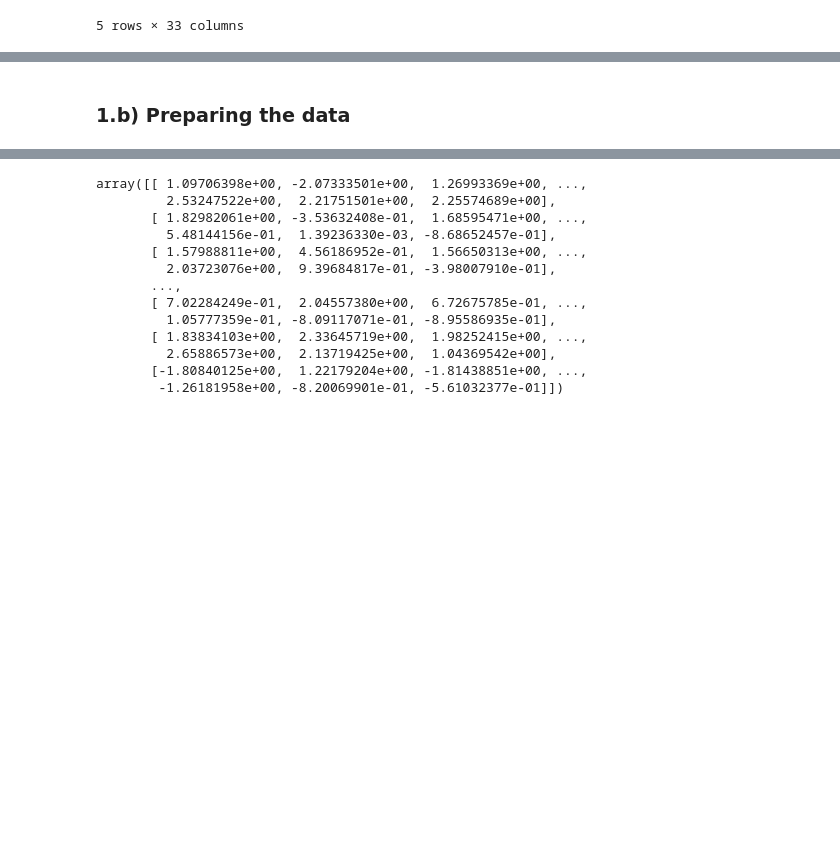
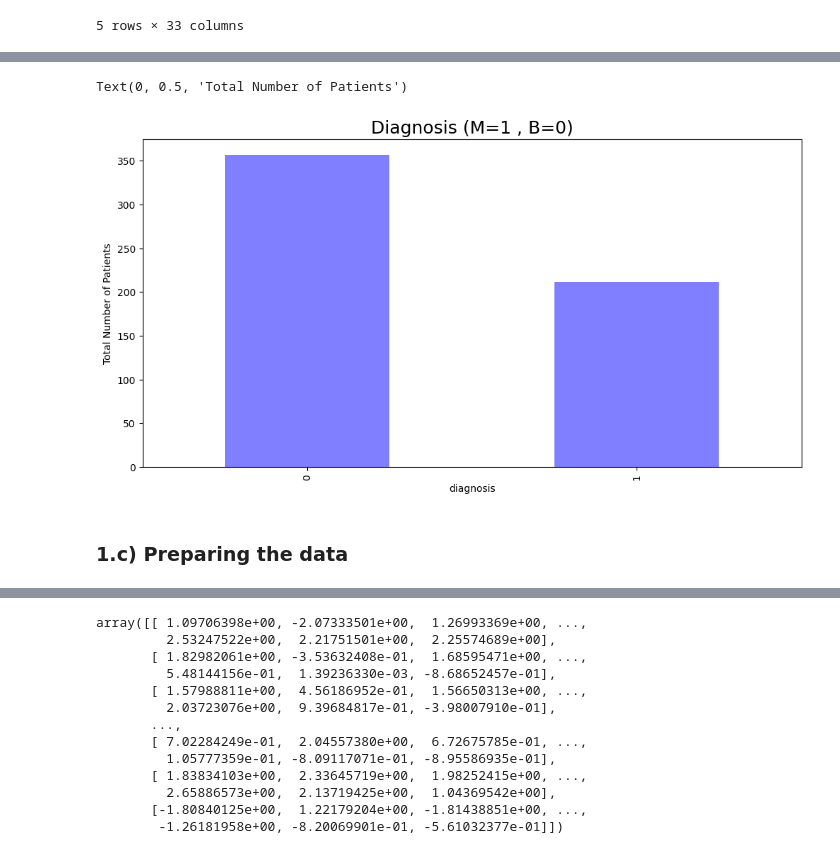
Before and after one commit to lucasinchains/breast-cancer-predictor, a Jupyter notebook: breast-cancer-predictor.ipynb, the cells around one changed output, grey strips where cells are left out. Drawn from its saved outputs; the diff is of its cells as text; code cells hidden in the pictures; blank space fills up the shorter version.

```diff
--- a/breast-cancer-predictor.ipynb
+++ b/breast-cancer-predictor.ipynb
@@ -54,5 +115,13 @@ data.head()
+# %%
+#Looking at the number of patients with Malignant and Benign Tumors:
+data.diagnosis.value_counts().plot(kind='bar', alpha = 0.5, facecolor = 'b', figsize=(12,6))
+plt.title("Diagnosis (M=1 , B=0)", fontsize = '18')
+plt.ylabel("Total Number of Patients")
+# %% [output]
+Text(0, 0.5, 'Total Number of Patients')
+[figure, added]
 # %% [markdown]
-### 1.b) Preparing the data
+### 1.c) Preparing the data
 # %%
 # DROPPING USELESS COLUMNS
 data.drop(columns=['id', 'Unnamed: 32'], axis=1, inplace=True)
```
Also changed, not shown: parts of 16 cells of this notebook.
